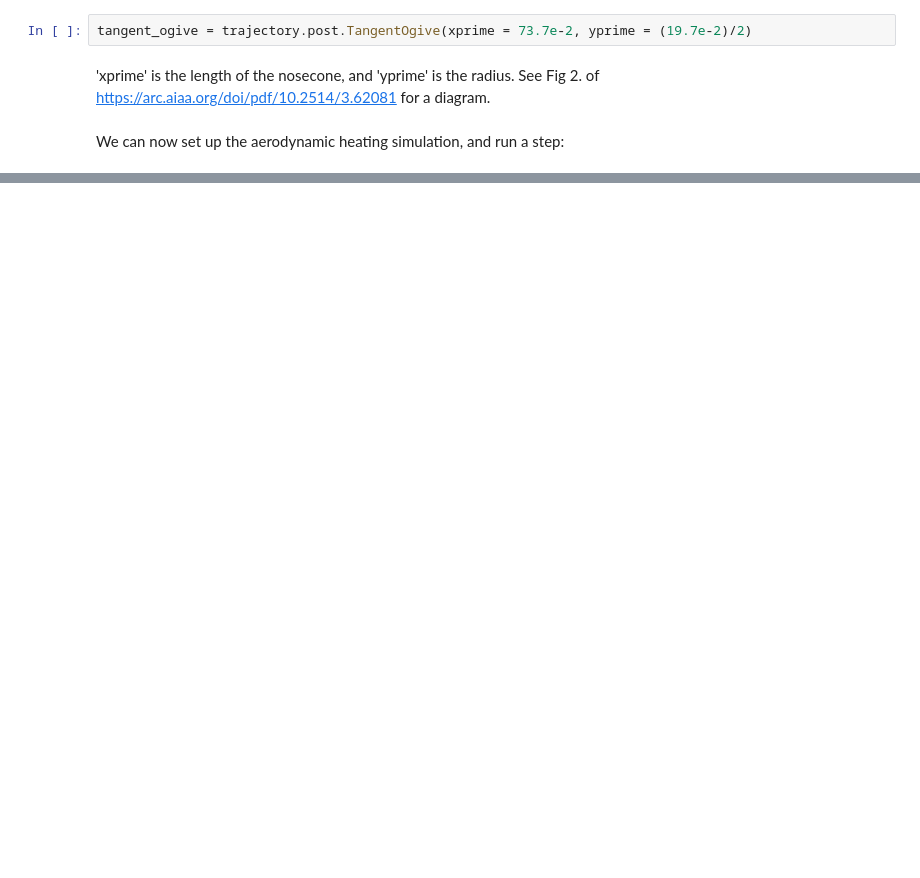
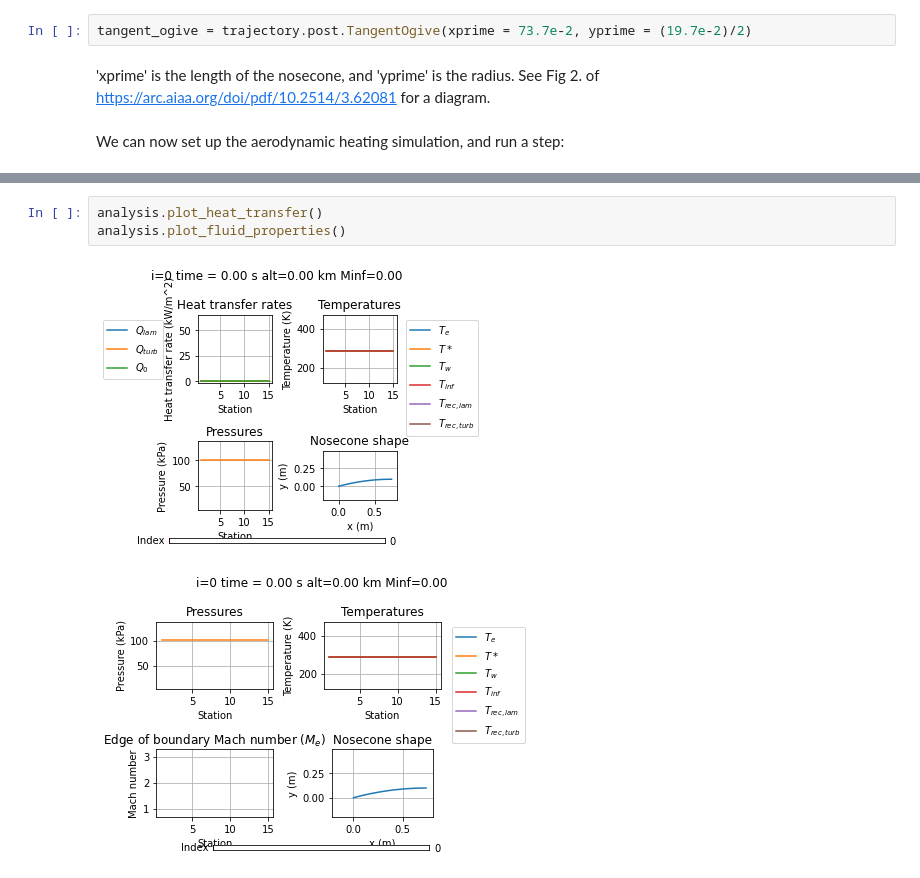
Before and after one commit to cuspaceflight/CamPyRoS, a Jupyter notebook: aero_heating_example.ipynb, the cells around one changed output, grey strips where cells are left out. Saved outputs shown, nothing was run; the diff lists cells and outputs as text; blank space fills up the shorter version.

```diff
--- a/aero_heating_example.ipynb
+++ b/aero_heating_example.ipynb
@@ -149,0 +58,6 @@ analysis.plot_heat_transfer_rates()
+# %%
+analysis.plot_heat_transfer()
+analysis.plot_fluid_properties()
+# %% [output]
+[figure, added]
+[figure, added]
```
Also changed, not shown: parts of 16 cells of this notebook, 5 other files.
